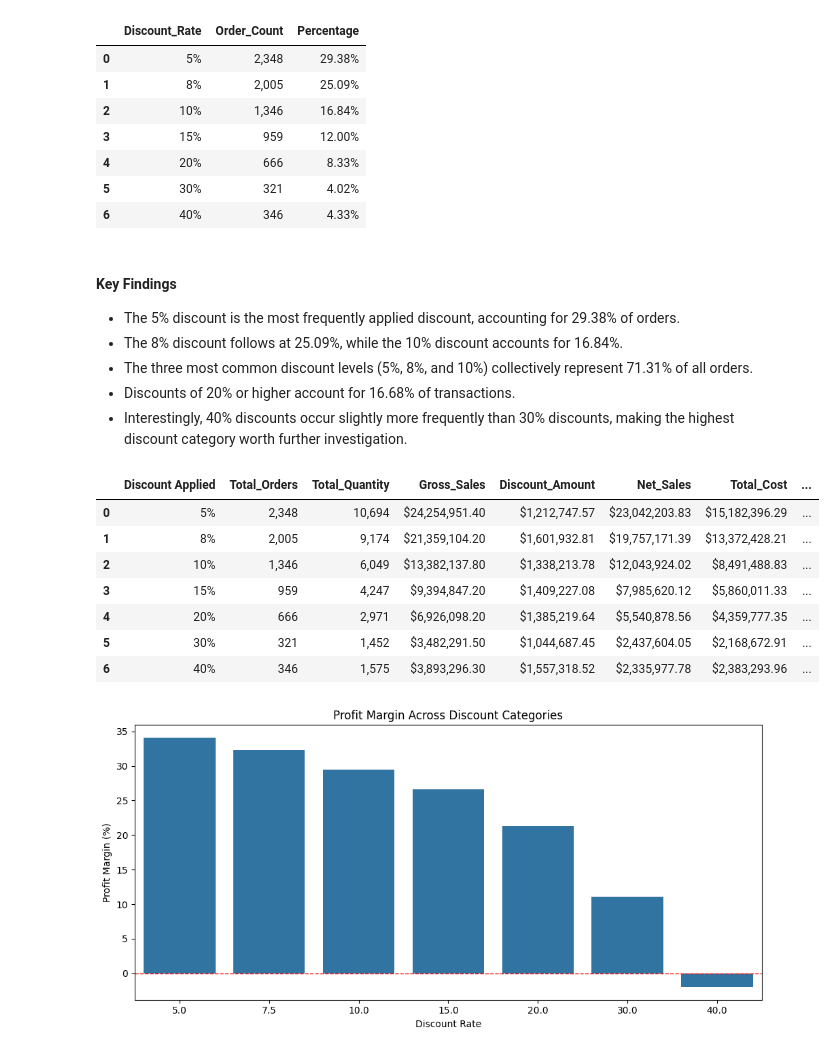
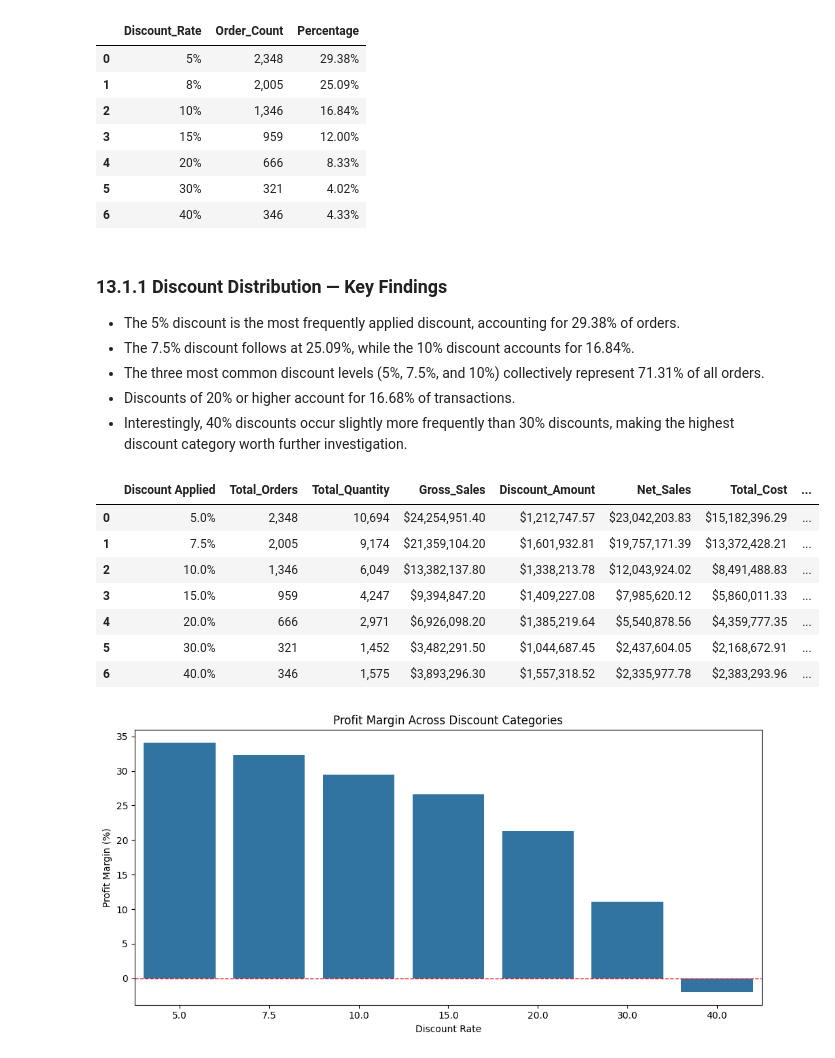
Before and after one commit to silverbullet-ai/intelligent-systems, a Jupyter notebook: da/sales-data-analysis/notebooks/02_sales_analysis.ipynb, the cells around one changed output. Drawn from its saved outputs; the diff is of its cells as text; code cells hidden in the pictures.

```diff
--- a/da/sales-data-analysis/notebooks/02_sales_analysis.ipynb
+++ b/da/sales-data-analysis/notebooks/02_sales_analysis.ipynb
@@ -5326,11 +5349,11 @@ display(
 | 5 | 30% | 321 | 4.02% |
 | 6 | 40% | 346 | 4.33% |
 # %% [markdown]
-#### Key Findings
+### 13.1.1 Discount Distribution — Key Findings
 
 - The 5% discount is the most frequently applied discount, accounting for 29.38% of orders.
-- The 8% discount follows at 25.09%, while the 10% discount accounts for 16.84%.
-- The three most common discount levels (5%, 8%, and 10%) collectively represent 71.31% of all orders.
+- The 7.5% discount follows at 25.09%, while the 10% discount accounts for 16.84%.
+- The three most common discount levels (5%, 7.5%, and 10%) collectively represent 71.31% of all orders.
 - Discounts of 20% or higher account for 16.68% of transactions.
 - Interestingly, 40% discounts occur slightly more frequently than 30% discounts, making the highest discount category worth further investigation.
 # %%
@@ -5368,41 +5391,41 @@ discount_performance['Sales_Contribution'] = (
 )
 
 discount_performance['Profit_Contribution'] = (
     discount_performance['Total_Profit'] /
     discount_performance['Total_Profit'].sum() * 100
 )
 
 # Convert discount category into percentage format
 
 discount_performance['Discount Applied'] = (
     discount_performance['Discount Applied'] * 100
 )
 
 display(
     discount_performance.style.format({
-        'Discount Applied': '{:.0f}%',
+        'Discount Applied': '{:.1f}%',
         'Total_Orders': '{:,.0f}',
         'Total_Quantity': '{:,.0f}',
         'Gross_Sales': '${:,.2f}',
         'Discount_Amount': '${:,.2f}',
         'Net_Sales': '${:,.2f}',
         'Total_Cost': '${:,.2f}',
         'Total_Profit': '${:,.2f}',
         'Profit_Margin': '{:.2f}%',
         'Discount_Rate': '{:.2f}%',
         'Sales_Contribution': '{:.2f}%',
         'Profit_Contribution': '{:.2f}%'
     })
 )
 # %% [output]
 |  | Discount Applied | Total_Orders | Total_Quantity | Gross_Sales | Discount_Amount | Net_Sales | Total_Cost | ... |
-| 0 | 5% | 2,348 | 10,694 | $24,254,951.40 | $1,212,747.57 | $23,042,203.83 | $15,182,396.29 | ... |
-| 1 | 8% | 2,005 | 9,174 | $21,359,104.20 | $1,601,932.81 | $19,757,171.39 | $13,372,428.21 | ... |
-| 2 | 10% | 1,346 | 6,049 | $13,382,137.80 | $1,338,213.78 | $12,043,924.02 | $8,491,488.83 | ... |
-| 3 | 15% | 959 | 4,247 | $9,394,847.20 | $1,409,227.08 | $7,985,620.12 | $5,860,011.33 | ... |
-| 4 | 20% | 666 | 2,971 | $6,926,098.20 | $1,385,219.64 | $5,540,878.56 | $4,359,777.35 | ... |
-| 5 | 30% | 321 | 1,452 | $3,482,291.50 | $1,044,687.45 | $2,437,604.05 | $2,168,672.91 | ... |
-| 6 | 40% | 346 | 1,575 | $3,893,296.30 | $1,557,318.52 | $2,335,977.78 | $2,383,293.96 | ... |
+| 0 | 5.0% | 2,348 | 10,694 | $24,254,951.40 | $1,212,747.57 | $23,042,203.83 | $15,182,396.29 | ... |
+| 1 | 7.5% | 2,005 | 9,174 | $21,359,104.20 | $1,601,932.81 | $19,757,171.39 | $13,372,428.21 | ... |
+| 2 | 10.0% | 1,346 | 6,049 | $13,382,137.80 | $1,338,213.78 | $12,043,924.02 | $8,491,488.83 | ... |
+| 3 | 15.0% | 959 | 4,247 | $9,394,847.20 | $1,409,227.08 | $7,985,620.12 | $5,860,011.33 | ... |
+| 4 | 20.0% | 666 | 2,971 | $6,926,098.20 | $1,385,219.64 | $5,540,878.56 | $4,359,777.35 | ... |
+| 5 | 30.0% | 321 | 1,452 | $3,482,291.50 | $1,044,687.45 | $2,437,604.05 | $2,168,672.91 | ... |
+| 6 | 40.0% | 346 | 1,575 | $3,893,296.30 | $1,557,318.52 | $2,335,977.78 | $2,383,293.96 | ... |
 # %%
 # Profit margin across discount categories
 
```
Also changed, not shown: parts of 57 cells of this notebook.
